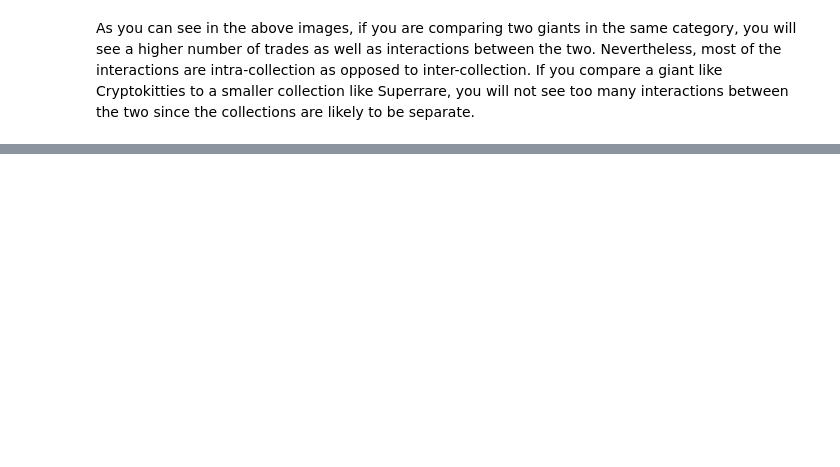
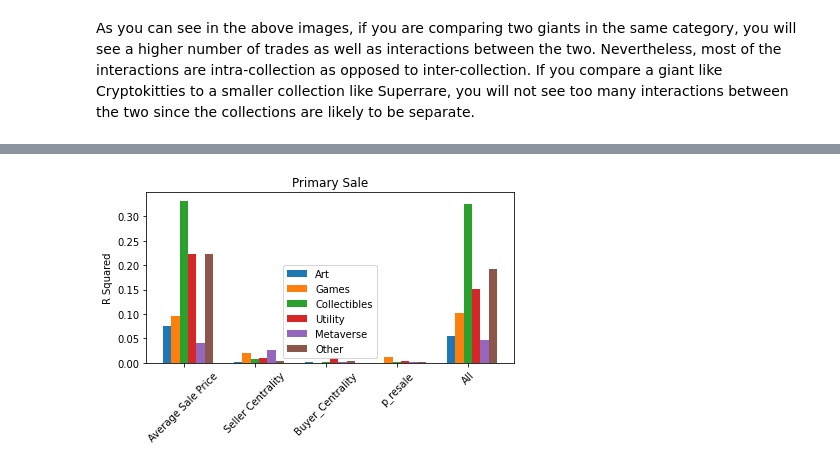
Before and after one commit to joelkattapuram/CS194-Project, a Jupyter notebook: analysis.ipynb, the cells around one changed output, grey strips where cells are left out. Saved outputs shown, nothing was run; the diff lists cells and outputs as text; code cells hidden in the pictures; blank space fills up the shorter version.

Commit message:
Add OLS model and determine feature correlations (#1)
* updated stuff

* add comments

```diff
--- a/analysis.ipynb
+++ b/analysis.ipynb
@@ -187,0 +196,4 @@ Note: this will be skipped for the project milestone as this part, as well as th
+# %%
+#sort sales by time
+df_sorted = dataframe.sort_values("Datetime_updated_seconds")
+df_sorted = df_sorted.reset_index()
@@ -187,0 +243,15 @@ Note: this will be skipped for the project milestone as this part, as well as th
+# %%
+#Add buyer and seller degree centrality as features to dataframe
+FG = nx.from_pandas_edgelist(df_sorted, source="Seller_address", target="Buyer_address")
+degree_dict=nx.degree_centrality(FG)
+df_sorted["Seller_centrality"] = df_sorted["Seller_address"].map(degree_dict)
+df_sorted["Buyer_centrality"] = df_sorted["Buyer_address"].map(degree_dict)
+# %%
+#Add buyer and celler pagerank centrality as features to dataframe
+pg_centrality = nx.pagerank(FG)
+df_sorted["Seller_PG_centrality"] = df_sorted["Seller_address"].map(pg_centrality)
+df_sorted["Buyer_PG_centrality"] = df_sorted["Buyer_address"].map(pg_centrality)
+# %%
+df_sorted = df_sorted.dropna()
+primary_sales = df_sorted[df_sorted["Primary_sale"] == True]
+secondary_sales = df_sorted[df_sorted["Primary_sale"] == False]
@@ -187,0 +385,25 @@ Note: this will be skipped for the project milestone as this part, as well as th
+# %%
+xs = np.arange(len(correlation_labels))
+width = 0.35 / 3
+
+fig, ax = plt.subplots()
+ax.bar(xs - 2 *width, r_squares_art_primary, width, label='Art')
+ax.bar(xs - width, r_squares_games_primary, width, label='Games')
+ax.bar(xs, r_squares_collect_primary, width, label='Collectibles')
+ax.bar(xs + width, r_squares_util_primary, width, label='Utility')
+ax.bar(xs + 2 * width, r_squares_meta_primary, width, label='Metaverse')
+ax.bar(xs + 3 * width, r_squares_other_primary, width, label='Other')
+
+
+ax.set_ylabel('R Squared')
+ax.set_title('Primary Sale')
+ax.set_xticks(xs)
+ax.set_xticklabels(correlation_labels)
+plt.xticks(rotation=45)
+ax.legend()
+
+fig.tight_layout()
+
+plt.show()
+# %% [output]
+[figure, added]
```
Also changed, not shown: parts of 14 cells of this notebook.
